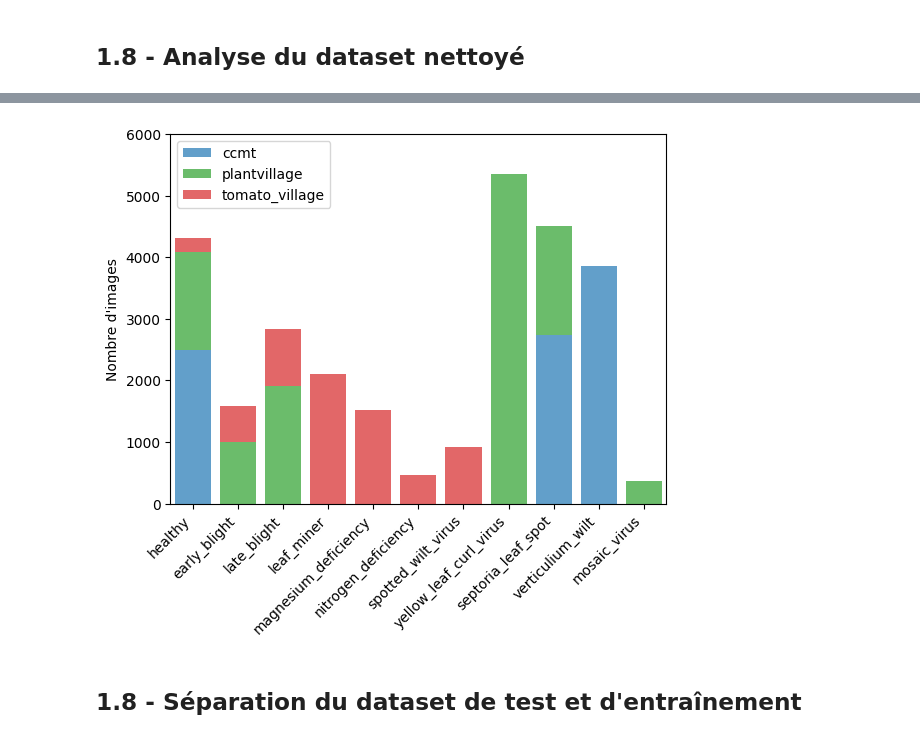
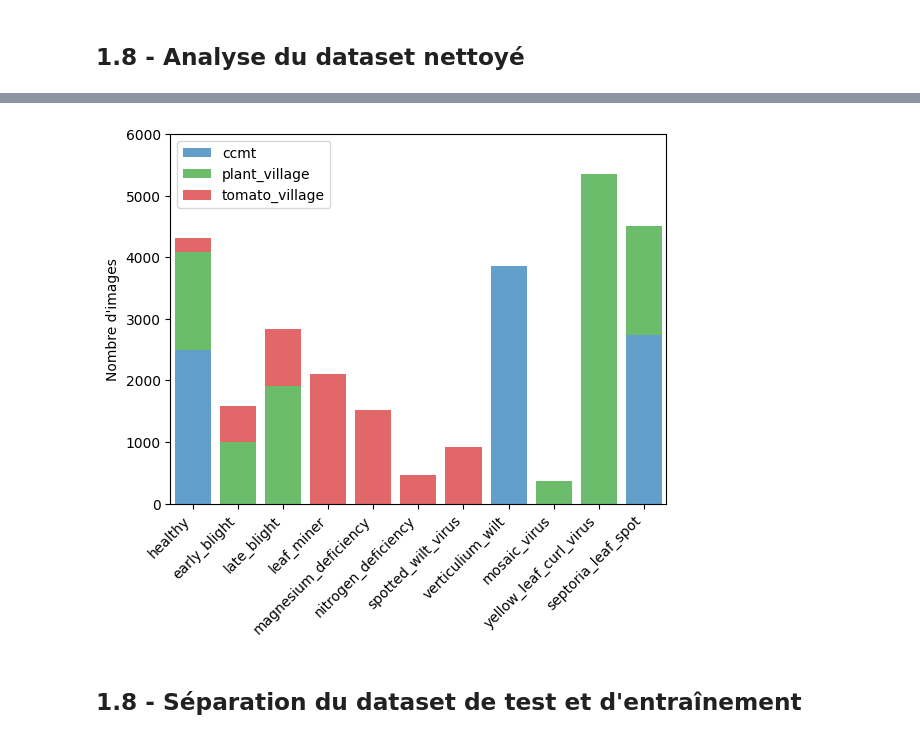
Before and after one commit to maxbhardy/happybud, a Jupyter notebook: dataset/create_dataset.ipynb, the cells around one changed output, grey strips where cells are left out. Drawn from its saved outputs; the diff is of its cells as text; code cells hidden in the pictures.

```diff
--- a/dataset/create_dataset.ipynb
+++ b/dataset/create_dataset.ipynb
@@ -389,3 +373,11 @@ plt.rcParams["axes.autolimit_mode"] = "round_numbers"
 
 # Lecture du dataset
 dataset = pd.read_csv("tomato_dataset.csv", index_col=0)
+# %%
+# Nombre d'images par catégorie et par source
+classes = dataset["class"].unique()
+
+sources = ["ccmt", "plantdoc", "plant_village", "tomato_village"]
+
+counts = dataset[["source", "class"]].groupby("source").value_counts().unstack(1, fill_value=0).loc[sources, classes]
+counts
@@ -392,10 +391,4 @@ dataset = pd.read_csv("tomato_dataset.csv", index_col=0)
 # %%
-# Nombre d'images par catégorie et par source
-classes = dataset.columns.drop(["filename", "source"])
-
-counts = dataset.drop("filename", axis=1).groupby("source").sum()
-counts
-
 # Bar plot pour les totaux de chaque classe (par source)
 fig, ax = plt.subplots()
 
@@ -432,13 +425,13 @@ path = pathlib.Path("tomato")
 colors = {
     "ccmt": "tab:blue",
     "plantdoc": "tab:orange",
-    "plantvillage": "tab:green",
+    "plant_village": "tab:green",
     "tomato_village": "tab:red",
 }
 
 for i, cls in enumerate(classes):
     fig, axes = plt.subplots(8, 8, figsize=(15, 15), layout="tight")
-    subset = dataset.query(f"{cls} == 1")
+    subset = dataset.loc[dataset["class"] == cls]
     files = rng.choice(subset.index, size=len(axes.flatten()), replace=False)
 
     for j, file in enumerate(files):
@@ -625,3 +608,11 @@ plt.rcParams["axes.autolimit_mode"] = "round_numbers"
 
 # Lecture du dataset
 dataset = pd.read_csv("tomato_dataset_clean.csv", index_col=0)
+# %%
+# Nombre d'images par catégorie et par source
+classes = dataset["class"].unique()
+
+sources = ["ccmt", "plant_village", "tomato_village"]
+
+counts = dataset[["source", "class"]].groupby("source").value_counts().unstack(1, fill_value=0).loc[sources, classes]
+counts
@@ -628,33 +625,27 @@ dataset = pd.read_csv("tomato_dataset_clean.csv", index_col=0)
 # %%
-# Nombre d'images par catégorie et par source
-classes = dataset.columns.drop(["filename", "source"])
-
-counts = dataset.drop("filename", axis=1).groupby("source").sum()
-counts
-
 # Bar plot pour les totaux de chaque classe (par source)
 fig, ax = plt.subplots()
 
 bottom = np.zeros(len(classes))
 
 x = np.arange(len(classes))
 
 colors = ["tab:blue", "tab:green", "tab:red"]
 
 for i, src in enumerate(counts.index):
     values = counts.loc[src].values
     color = colors[i]
     ax.bar(x, values, bottom=bottom, label=src, color=(color, 0.7))
     bottom += values
 
 ax.legend()
 ax.set_xlim(-0.5, len(classes) - 0.5)
 ax.set_xticks(x, labels=classes, rotation=45, ha="right")
 ax.set_ylabel("Nombre d'images")
 
 fig.savefig("analyse/tomato_dataset_clean.png", dpi=300, bbox_inches="tight")
 # %% [output]
-[figure, old version]
+[figure, new version]
 # %%
 # Random number generator
 rng = np.random.default_rng(7654321098)
```
Also changed, not shown: parts of 25 cells of this notebook, 3 other files.
